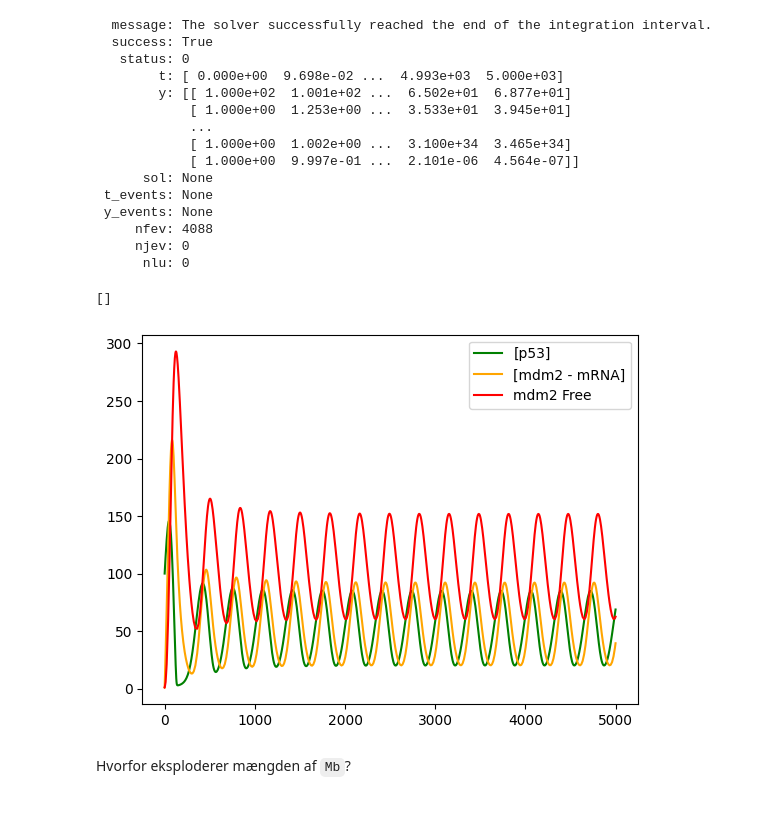
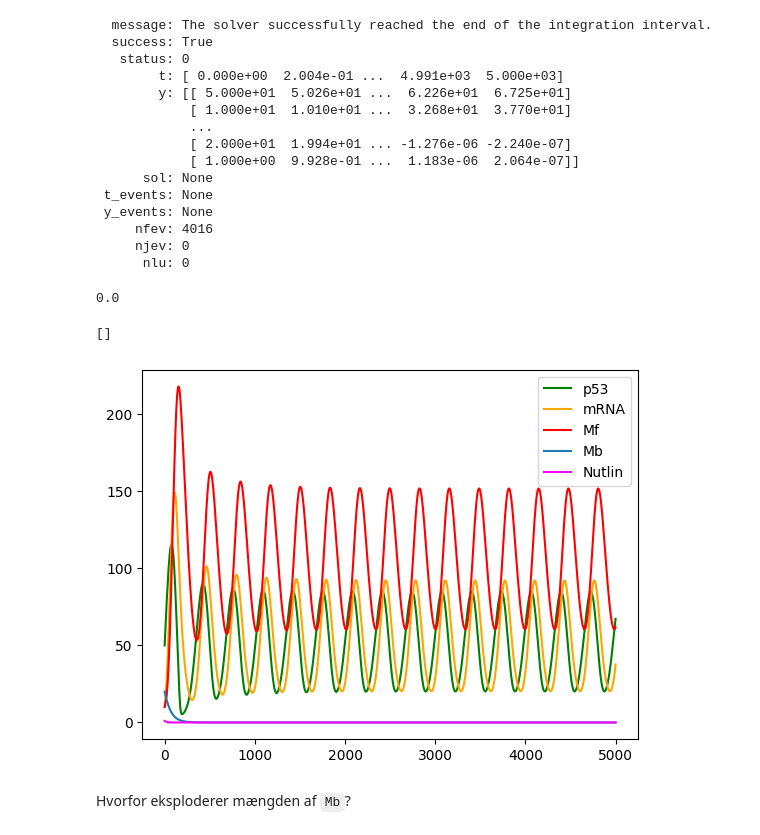
Before and after one commit to ErikBachRyhl/p53, a Jupyter notebook: Nutlin-tilføjelse.ipynb, the cells around one changed output. Drawn from its saved outputs; the diff is of its cells as text; code cells hidden in the pictures.

Commit message:
Nutlin small dab on em

```diff
--- a/Nutlin-tilføjelse.ipynb
+++ b/Nutlin-tilføjelse.ipynb
@@ -47,58 +47,63 @@ def M_free_change(t, p, m, Mf, Mb, n):
     return dM_freedt
 
 def M_bound_change(t, p, m, Mf, Mb, n):
-    dM_bounddt = kc7*Mb + kc8*n*Mf
+    dM_bounddt = -kc7*Mb + kc8*n*Mf
     return dM_bounddt
 
 def n_change(t, p, m, Mf, Mb, n):
     dndt = -kc8*n*Mf
     return dndt
 
-def samlet_system(t, y):
-    dydt = np.zeros_like(y)
-    dydt[0] = p_change(t, *y)
-    dydt[1] = m_change(t, *y)
-    dydt[2] = M_free_change(t, *y)
-    dydt[3] = M_bound_change(t, *y)
-    dydt[4] = n_change(t, *y)
+def system(t, state):
+    dydt = np.zeros_like(state)
+    dydt[0] = p_change(t, *state)
+    dydt[1] = m_change(t, *state)
+    dydt[2] = M_free_change(t, *state)
+    dydt[3] = M_bound_change(t, *state)
+    dydt[4] = n_change(t, *state)
     return dydt
 # %%
 t_samlet = (0, 5000)
 
-p0, m0, Mf0, Mb0, n0 = 100, 1, 1, 1, 1
+p0, m0, Mf0, Mb0, n0 = 50, 10, 10, 20, 1
 
 y0 = [p0, m0, Mf0, Mb0, n0]
 # %%
-samlet_løsning = solve_ivp(samlet_system, t_samlet, y0, method='RK45')
+samlet_løsning = solve_ivp(system, t_samlet, y0, method='RK45')
 print(samlet_løsning)
 # %% [output]
   message: The solver successfully reached the end of the integration interval.
   success: True
    status: 0
-        t: [ 0.000e+00  9.698e-02 ...  4.993e+03  5.000e+03]
-        y: [[ 1.000e+02  1.001e+02 ...  6.502e+01  6.877e+01]
-            [ 1.000e+00  1.253e+00 ...  3.533e+01  3.945e+01]
+        t: [ 0.000e+00  2.004e-01 ...  4.991e+03  5.000e+03]
+        y: [[ 5.000e+01  5.026e+01 ...  6.226e+01  6.725e+01]
+            [ 1.000e+01  1.010e+01 ...  3.268e+01  3.770e+01]
             ...
-            [ 1.000e+00  1.002e+00 ...  3.100e+34  3.465e+34]
-            [ 1.000e+00  9.997e-01 ...  2.101e-06  4.564e-07]]
+            [ 2.000e+01  1.994e+01 ... -1.276e-06 -2.240e-07]
+            [ 1.000e+00  9.928e-01 ...  1.183e-06  2.064e-07]]
       sol: None
  t_events: None
  y_events: None
-     nfev: 4088
+     nfev: 4016
      njev: 0
       nlu: 0
 # %%
 t, p, m, Mf, Mb, n = samlet_løsning["t"], samlet_løsning["y"][0], samlet_løsning["y"][1], samlet_løsning["y"][2], samlet_løsning["y"][3], samlet_løsning["y"][4]
+# %%
+print(t[0])
+# %% [output]
+0.0
 # %%
-plt.plot(t, p, color="green", label="[p53]")
-plt.plot(t, m, color="orange", label="[mdm2 - mRNA]")
-plt.plot(t, Mf, color="red", label="mdm2 Free")
-
+plt.plot(t, p, color="green", label="p53")
+plt.plot(t, m, color="orange", label="mRNA")
+plt.plot(t, Mf, color="red", label="Mf")
+plt.plot(t,Mb, label="Mb")
+plt.plot(t, n, color="magenta", label="Nutlin")
 
 plt.legend()
 plt.plot()
 # %% [output]
 []
-[figure, old version]
+[figure, new version]
 # %% [markdown]
 Hvorfor eksploderer mængden af `Mb`?
```
Also changed, not shown: parts of 8 cells of this notebook.
